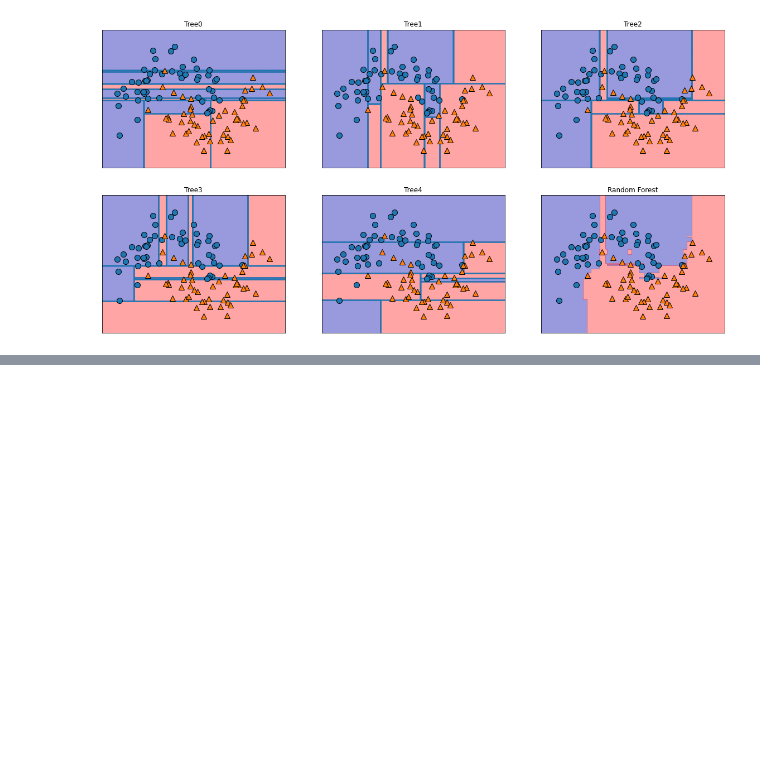
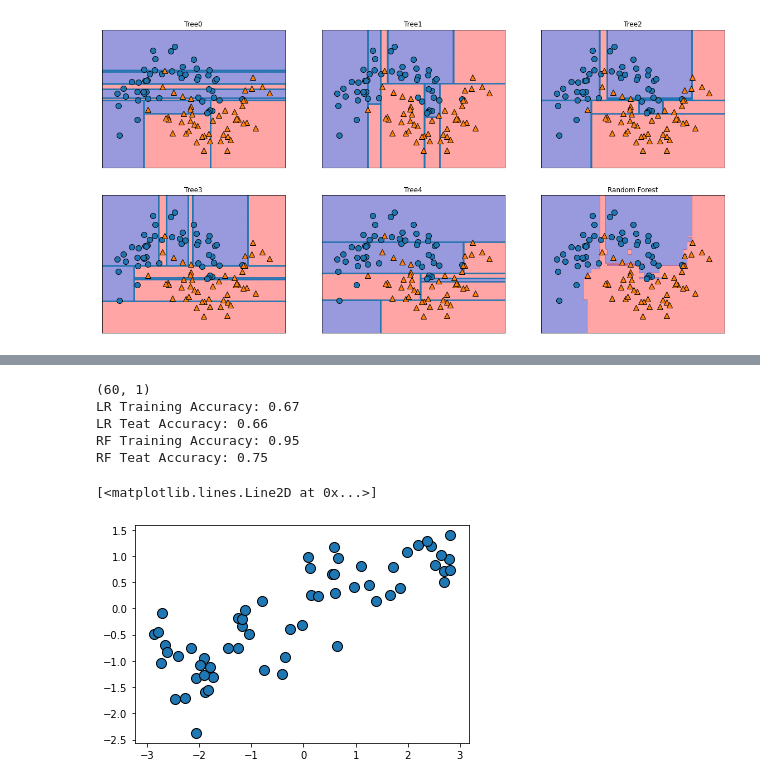
Before and after one commit to jinoe/SciKit-learn-Machine-Learning, a Jupyter notebook: ch02_Ensemble.ipynb, the cells around one changed output, grey strips where cells are left out. Drawn from its saved outputs; the diff is of its cells as text; code cells hidden in the pictures; blank space fills up the shorter version.

```diff
--- a/ch02_Ensemble.ipynb
+++ b/ch02_Ensemble.ipynb
@@ -74,0 +83,31 @@ Please also refer to the documentation for alternative solver options:
+# %%
+#랜덤 포레스트 회귀
+from sklearn.linear_model import LinearRegression
+from sklearn.ensemble import RandomForestRegressor
+#Wave DataSet은 종속변수 1개, 독립변수 1개로 구성
+X, y = mglearn.datasets.make_wave(n_samples=60)
+#plt.plot(X,y,'o')
+
+X_train, X_test, y_train, y_test = train_test_split(X,y,random_state = 42)
+
+#모델생성 선형회기는 매개변수(x)
+lr = LinearRegression().fit(X_train, y_train)
+forest = RandomForestRegressor(n_estimators=1000,max_features=1).fit(X_train, y_train)
+#print("coef: {}\nintercept: {}".format(lr.coef_,lr.intercept_))
+#coef는 종속변수에 한개씩 대응(NumPy 배열)
+#intercept는 Float 실수값
+print(X.shape)
+print("LR Training Accuracy: {:.2f}".format(lr.score(X_train,y_train)))
+print("LR Teat Accuracy: {:.2f}".format(lr.score(X_test,y_test)))
+print("RF Training Accuracy: {:.2f}".format(forest.score(X_train,y_train)))
+print("RF Teat Accuracy: {:.2f}".format(forest.score(X_test,y_test)))
+
+mglearn.discrete_scatter(X[:,0],y) #점표시
+# %% [output]
+(60, 1)
+LR Training Accuracy: 0.67
+LR Teat Accuracy: 0.66
+RF Training Accuracy: 0.95
+RF Teat Accuracy: 0.75
+[<matplotlib.lines.Line2D at 0x...>]
+[figure, added]
```
Also changed, not shown: parts of 3 cells of this notebook, 3 other files.
